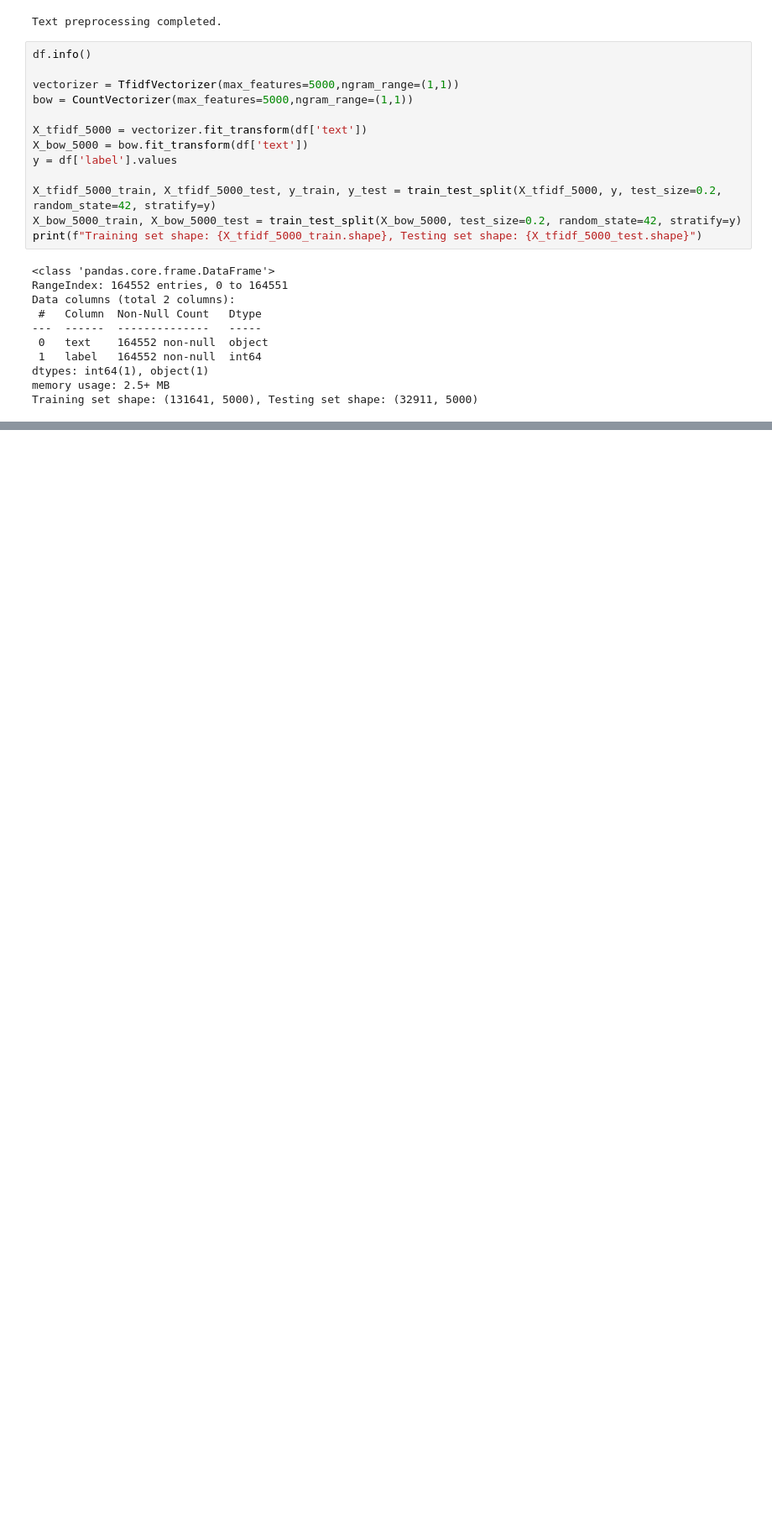
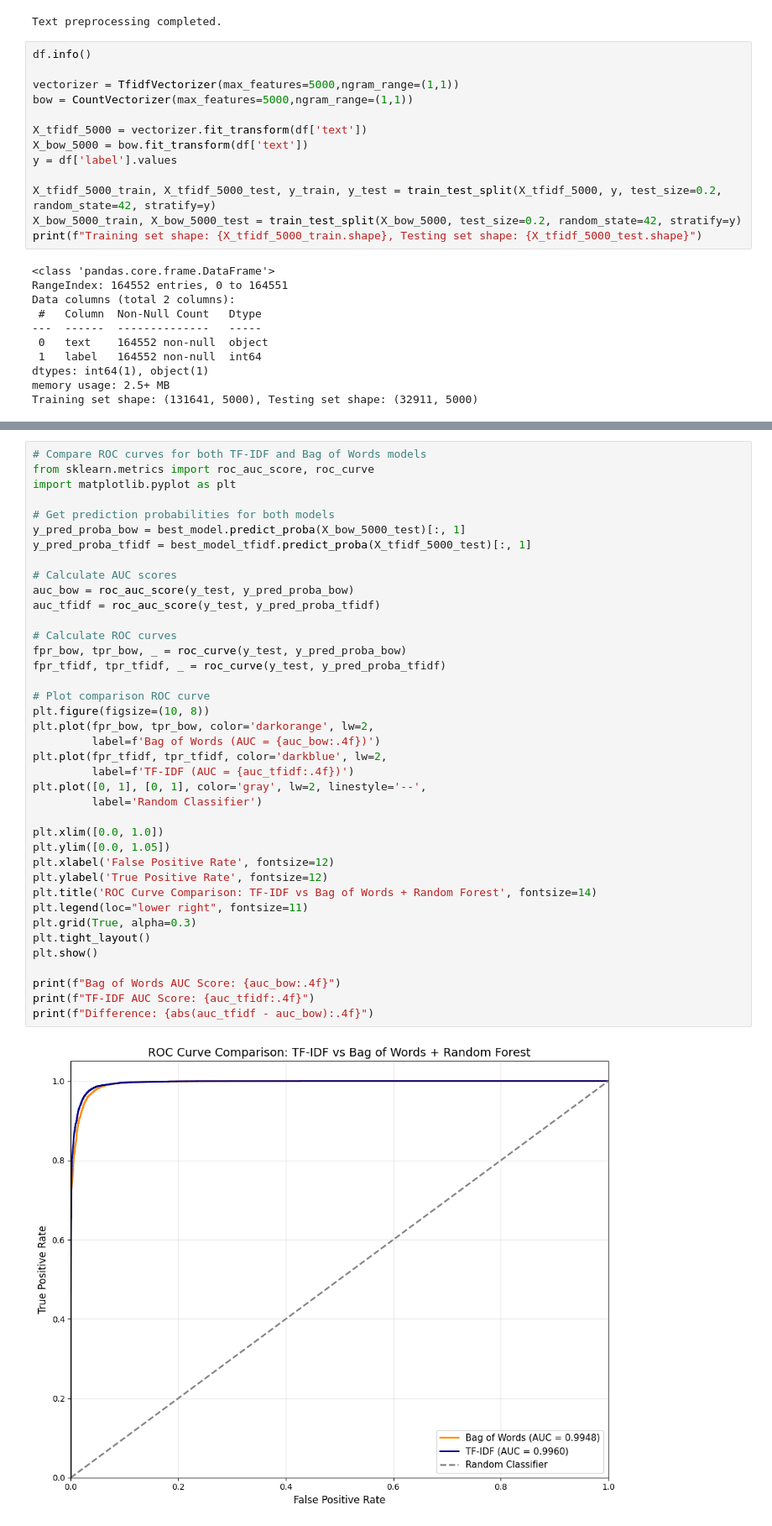
Before and after one commit to ricl9/Summer-2025-ECE-597-Group1, a Jupyter notebook: random_forest.ipynb, the cells around one changed output, grey strips where cells are left out. Shown at 84% size. Drawn from its saved outputs; the diff is of its cells as text; blank space fills up the shorter version.

```diff
--- a/random_forest.ipynb
+++ b/random_forest.ipynb
@@ -352,0 +395,41 @@ AUC Score: 0.9955
+# %%
+# Compare ROC curves for both TF-IDF and Bag of Words models
+from sklearn.metrics import roc_auc_score, roc_curve
+import matplotlib.pyplot as plt
+
+# Get prediction probabilities for both models
+y_pred_proba_bow = best_model.predict_proba(X_bow_5000_test)[:, 1]
+y_pred_proba_tfidf = best_model_tfidf.predict_proba(X_tfidf_5000_test)[:, 1]
+
+# Calculate AUC scores
+auc_bow = roc_auc_score(y_test, y_pred_proba_bow)
+auc_tfidf = roc_auc_score(y_test, y_pred_proba_tfidf)
+
+# Calculate ROC curves
+fpr_bow, tpr_bow, _ = roc_curve(y_test, y_pred_proba_bow)
+fpr_tfidf, tpr_tfidf, _ = roc_curve(y_test, y_pred_proba_tfidf)
+
+# Plot comparison ROC curve
+plt.figure(figsize=(10, 8))
+plt.plot(fpr_bow, tpr_bow, color='darkorange', lw=2,
+         label=f'Bag of Words (AUC = {auc_bow:.4f})')
+plt.plot(fpr_tfidf, tpr_tfidf, color='darkblue', lw=2,
+         label=f'TF-IDF (AUC = {auc_tfidf:.4f})')
+plt.plot([0, 1], [0, 1], color='gray', lw=2, linestyle='--',
+         label='Random Classifier')
+
+plt.xlim([0.0, 1.0])
+plt.ylim([0.0, 1.05])
+plt.xlabel('False Positive Rate', fontsize=12)
+plt.ylabel('True Positive Rate', fontsize=12)
+plt.title('ROC Curve Comparison: TF-IDF vs Bag of Words + Random Forest', fontsize=14)
+plt.legend(loc="lower right", fontsize=11)
+plt.grid(True, alpha=0.3)
+plt.tight_layout()
+plt.show()
+
+print(f"Bag of Words AUC Score: {auc_bow:.4f}")
+print(f"TF-IDF AUC Score: {auc_tfidf:.4f}")
+print(f"Difference: {abs(auc_tfidf - auc_bow):.4f}")
+# %% [output]
+[figure, added]
```
Also changed, not shown: parts of 5 cells of this notebook.
